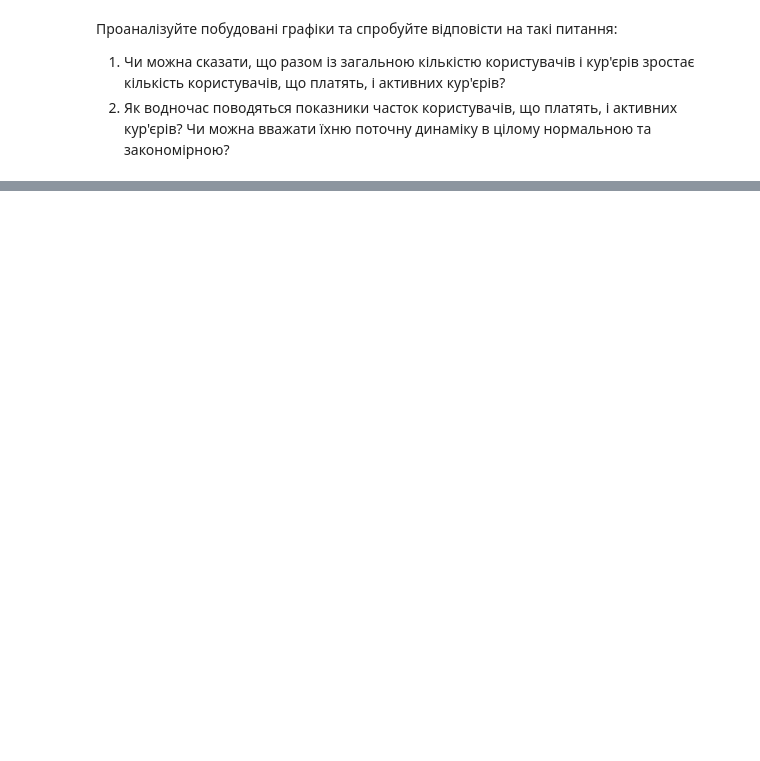
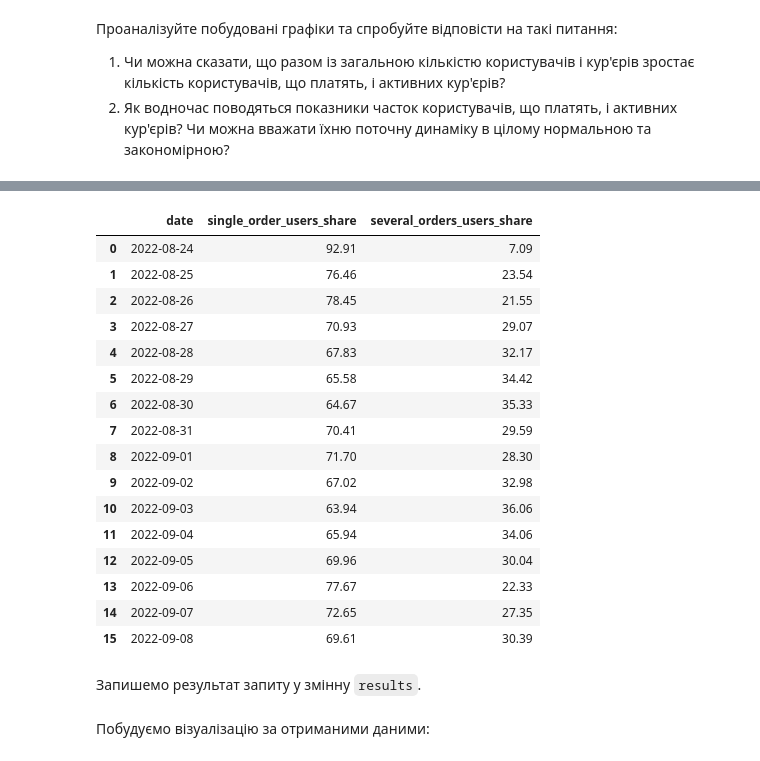
Before and after one commit to Aranaur/py4ds, a Jupyter notebook: sql_analytic.ipynb, the cells around one changed output, grey strips where cells are left out. Saved outputs shown, nothing was run; the diff lists cells and outputs as text; code cells hidden in the pictures; blank space fills up the shorter version.

```diff
--- a/sql_analytic.ipynb
+++ b/sql_analytic.ipynb
@@ -570,0 +611,40 @@ fig.show()
+# %%
+#| code-fold: true
+#| code-summary: "Рішення"
+#| column: page-inset
+
+%%sql
+SELECT day::date AS date,
+       ROUND(100 * COUNT(DISTINCT user_id) FILTER(WHERE count_orders = 1) / COUNT(DISTINCT user_id)::numeric, 2) AS single_order_users_share,
+       ROUND(100 * COUNT(DISTINCT user_id) FILTER(WHERE count_orders != 1) / COUNT(DISTINCT user_id)::numeric, 2) AS several_orders_users_share
+FROM(
+
+SELECT user_id,
+       COUNT(DISTINCT order_id) AS count_orders,
+       DATE_TRUNC('day', time) AS day
+FROM user_actions
+WHERE order_id NOT IN (SELECT order_id FROM user_actions WHERE action = 'cancel_order')
+GROUP BY user_id, day
+) AS t1
+GROUP BY day
+ORDER BY day
+# %% [output]
+|  | date | single_order_users_share | several_orders_users_share |
+| 0 | 2022-08-24 | 92.91 | 7.09 |
+| 1 | 2022-08-25 | 76.46 | 23.54 |
+| 2 | 2022-08-26 | 78.45 | 21.55 |
+| 3 | 2022-08-27 | 70.93 | 29.07 |
+| 4 | 2022-08-28 | 67.83 | 32.17 |
+| 5 | 2022-08-29 | 65.58 | 34.42 |
+| 6 | 2022-08-30 | 64.67 | 35.33 |
+| 7 | 2022-08-31 | 70.41 | 29.59 |
+| 8 | 2022-09-01 | 71.70 | 28.30 |
+| 9 | 2022-09-02 | 67.02 | 32.98 |
+| 10 | 2022-09-03 | 63.94 | 36.06 |
+| 11 | 2022-09-04 | 65.94 | 34.06 |
+| 12 | 2022-09-05 | 69.96 | 30.04 |
+| 13 | 2022-09-06 | 77.67 | 22.33 |
+| 14 | 2022-09-07 | 72.65 | 27.35 |
+| 15 | 2022-09-08 | 69.61 | 30.39 |
+# %% [markdown]
+Запишемо результат запиту у змінну `results`.
@@ -570,0 +669,2 @@ fig.show()
+# %% [markdown]
+Побудуємо візуалізацію за отриманими даними:
```
Also changed, not shown: parts of 18 cells of this notebook, 10 other files.
